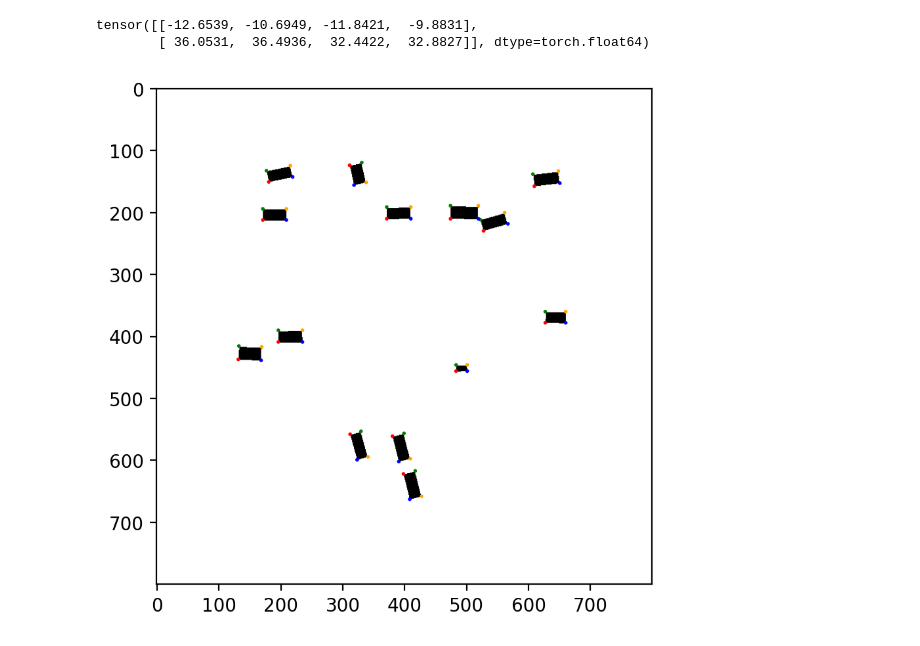
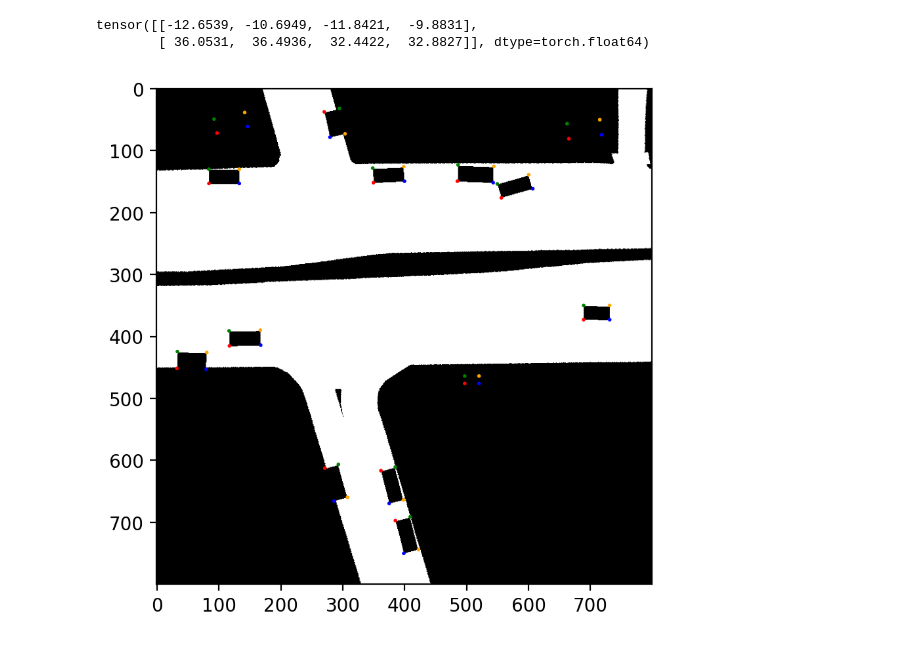
Before and after one commit to wqu1995/DL_Project, a Jupyter notebook: boxes/bounding_boxes.ipynb, the cells around one changed output. Cells and saved outputs as stored; diff of their text form; code cells hidden in the pictures.

```diff
--- a/boxes/bounding_boxes.ipynb
+++ b/boxes/bounding_boxes.ipynb
@@ -97,19 +90,22 @@ def draw_black_rectangle(ax, corners):
 # %%
 ### Plot empty background (or negative roadmap) ###
-fig, ax = plt.subplots()
-plt.axis('off')
+fig = plt.figure()
+ax = fig.add_axes([0,0,1,1])
+ax.axis('off')
+
 background = torch.zeros((800,800)) > 0
 # background = ~road_image[0]
 ax.imshow(background, cmap='binary');
 
-### Draw Boxes ###
-for i, bb in enumerate(boxes[0]):
-    draw_black_rectangle(ax, bb)
-
-### Ensure DPI is Correct and Save Image ###
+# ### Ensure DPI is Correct and Save Image ###
 DPI = 200
 matplotlib.rcParams['figure.dpi'] = DPI
 fig.set_size_inches(800.0/float(DPI),800.0/float(DPI))
+
+### Draw Boxes ###
+for i, bb in enumerate(boxes[0]):
+    draw_rectangle(ax, bb, 'black')
+
 fig.canvas.draw()
 plt.close(fig)
 # %%
@@ -199,6 +195,8 @@ for coords in batch_coords_output[0]:
 # Convert back and forth to stress-test
 # %%
 test_boxes = copy.deepcopy(boxes)
+# %%
+iterations = 1
 # %%
 boxes[0][0]
 # %% [output]
@@ -211,7 +205,11 @@ test_boxes = batch_binary_tensor_to_coordinates(test_tensors)
+# %%
+for i in range(iterations):
+    test_tensors = batch_coordinates_to_binary_tensor(test_boxes)
+    test_boxes = batch_binary_tensor_to_coordinates(test_tensors)
 # %%
 fig, ax = plt.subplots()
-ax.imshow(test_tensors[0], cmap='binary');
+ax.imshow(test_tensors[0] + (road_image[0] != True), cmap='binary');
 for coords in test_boxes[0]:
     plt.scatter((coords[0] * 10) + 400, -(coords[1] * 10) + 400, color=['red', 'green', 'blue', 'orange'], s=1)
 # %% [output]
-[figure, old version]
+[figure, new version]
```
Also changed, not shown: parts of 11 cells of this notebook, 1 other file.
